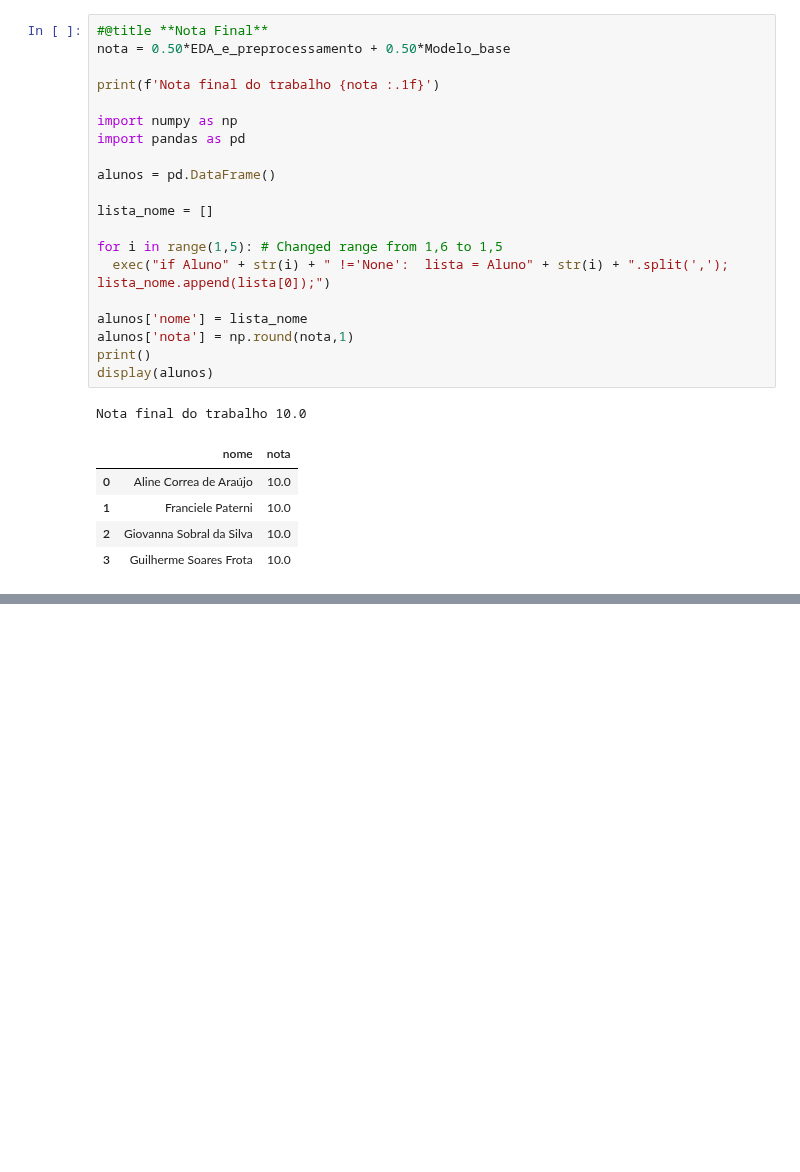
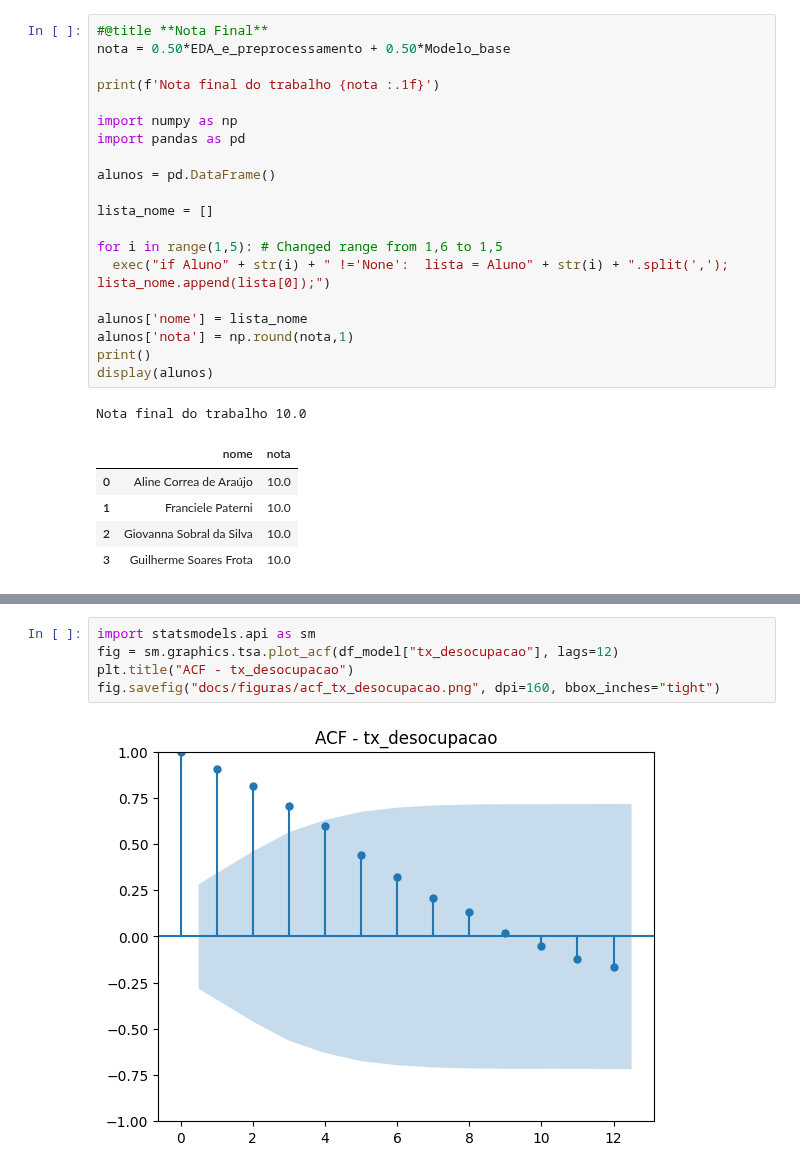
Before and after one commit to fpaterni10/projeto-aplicado-iv-desemprego-br, a Jupyter notebook: notebooks/entrega3/cd_projeto_aplicado_IV_entrega_3.ipynb, the cells around one changed output, grey strips where cells are left out. Cells and saved outputs as stored; diff of their text form; blank space fills up the shorter version.

```diff
--- a/notebooks/entrega3/cd_projeto_aplicado_IV_entrega_3.ipynb
+++ b/notebooks/entrega3/cd_projeto_aplicado_IV_entrega_3.ipynb
@@ -711,0 +874,7 @@ Nota final do trabalho 10.0
+# %%
+import statsmodels.api as sm
+fig = sm.graphics.tsa.plot_acf(df_model["tx_desocupacao"], lags=12)
+plt.title("ACF - tx_desocupacao")
+fig.savefig("docs/figuras/acf_tx_desocupacao.png", dpi=160, bbox_inches="tight")
+# %% [output]
+[figure, added]
```
Also changed, not shown: parts of 14 cells of this notebook.
